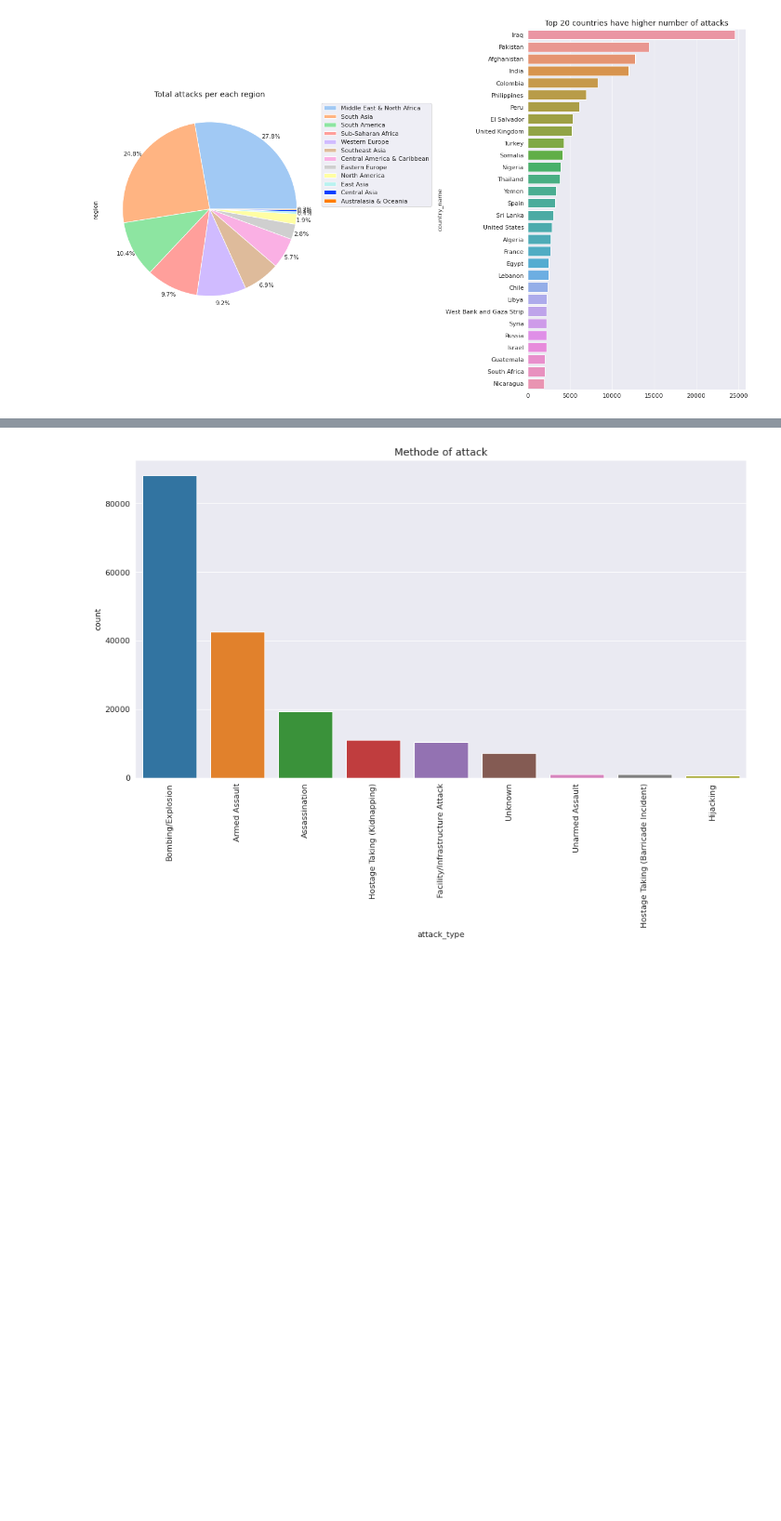
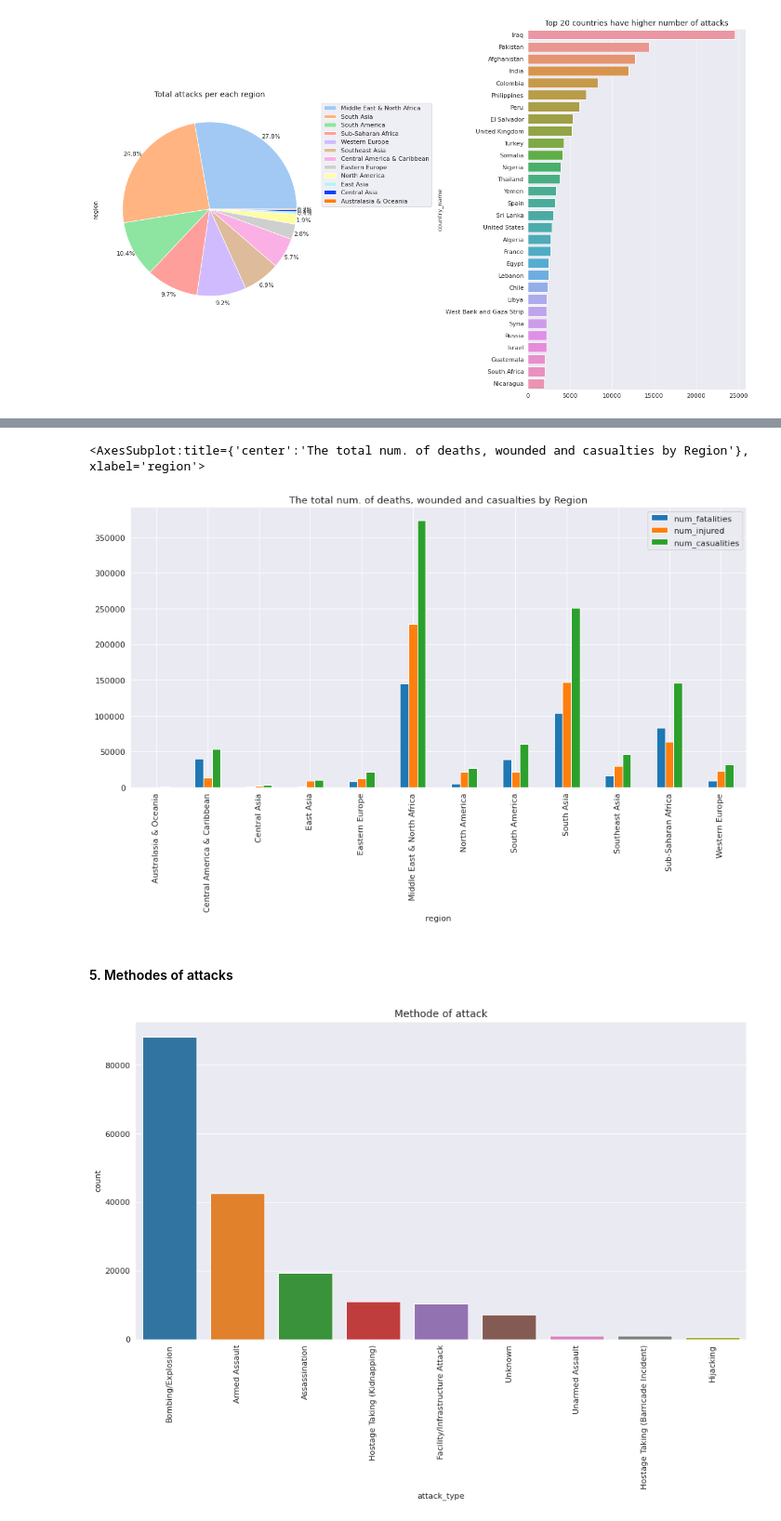
Before and after one commit to JozJozmin/GTD-, a Jupyter notebook: global-terrorism-analysis-capstone-project-ipynb.ipynb, the cells around one changed output, grey strips where cells are left out. Shown at 93% size. Cells and saved outputs as stored; diff of their text form; code cells hidden in the pictures; blank space fills up the shorter version.

```diff
--- a/global-terrorism-analysis-capstone-project-ipynb.ipynb
+++ b/global-terrorism-analysis-capstone-project-ipynb.ipynb
@@ -502,0 +566,3 @@ plt.show()
+# %%
+data_by_region = data_new.groupby('region')['num_fatalities','num_injured','num_casualities'].sum()
+data_by_region
@@ -503 +584,9 @@ plt.show()
+# %%
+data_by_region.plot(kind = 'bar',figsize=(15, 7),
+                    title = 'The total num. of deaths, wounded and casualties by Region')
+# %% [output]
+<AxesSubplot:title={'center':'The total num. of deaths, wounded and casualties by Region'}, xlabel='region'>
+[figure, added]
+# %% [markdown]
+#### 5. Methodes of attacks
 # %%
```
Also changed, not shown: parts of 45 cells of this notebook.
